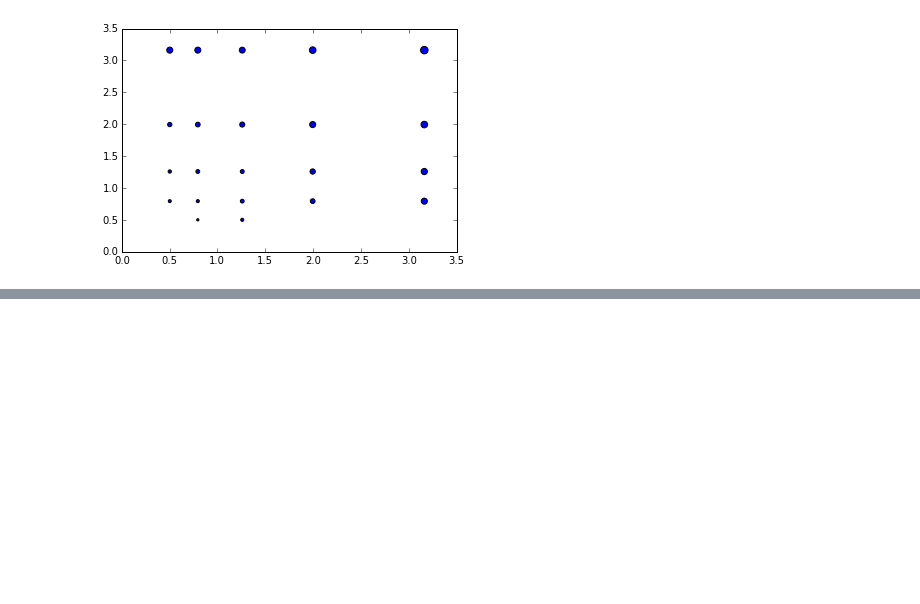
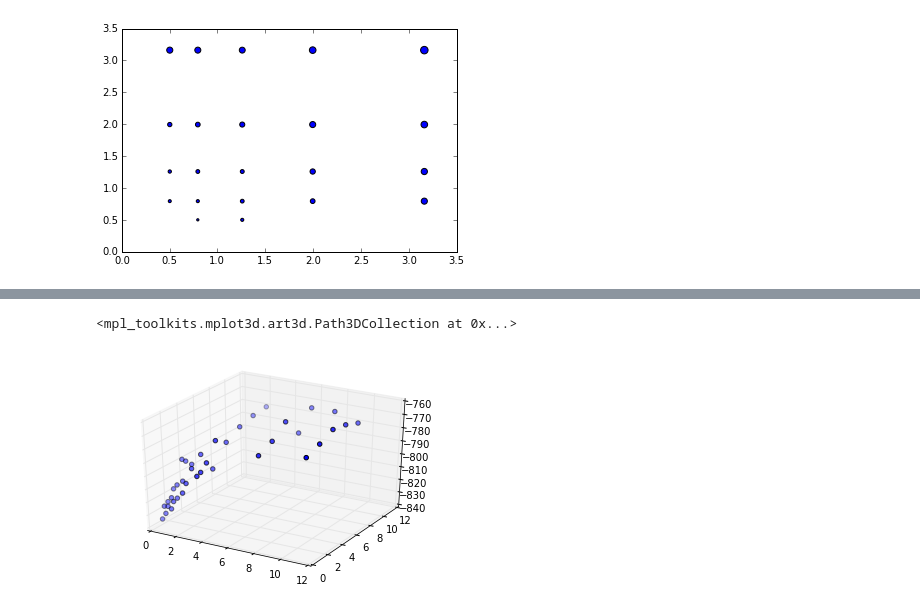
Before and after one commit to catniplab/vlgp, a Jupyter notebook: main.ipynb, the cells around one changed output, grey strips where cells are left out. Drawn from its saved outputs; the diff is of its cells as text; code cells hidden in the pictures; blank space fills up the shorter version.

```diff
--- a/main.ipynb
+++ b/main.ipynb
@@ -261,0 +289,13 @@ scatter(mz[:,0], mz[:, 1], s=mz[:, 2] - np.min(mz[:, 2]))
+# %%
+lb4v2 = np.empty(ngrid ** 2)
+for i in range(ngrid ** 2):
+    lbound, m, V, a1, b1, a0, b0, elapsed, converged = variational(y, 0, mu, grid2[i, :], w,
+                                                               a0=a0,
+                                                               b0=None,
+                                                               m0=m0,
+                                                               fixalpha=False, fixbeta=False, fixpostmean=False,
+                                                               fixpostcov=False,
+                                                               normofalpha=np.sqrt(N), intercept=True,
+                                                               hyper=False,
+                                                               control=control)
+    lb4v2[i] = lbound[-1]
@@ -261,0 +320,3 @@ scatter(mz[:,0], mz[:, 1], s=mz[:, 2] - np.min(mz[:, 2]))
+# %%
+z2 = np.column_stack((grid2, lb4v2))
+z2
@@ -261,0 +341,3 @@ scatter(mz[:,0], mz[:, 1], s=mz[:, 2] - np.min(mz[:, 2]))
+# %%
+mz2 = z2[np.ma.masked_less(lb4v2, 0).mask, :]
+mz2
@@ -261,0 +361,4 @@ scatter(mz[:,0], mz[:, 1], s=mz[:, 2] - np.min(mz[:, 2]))
+# %%
+mz_stack = np.vstack((mz, mz2))
+mz_sorted = mz_stack[np.argsort(mz_stack[:, 2]), :]
+mz_sorted
@@ -261,0 +383,7 @@ scatter(mz[:,0], mz[:, 1], s=mz[:, 2] - np.min(mz[:, 2]))
+# %%
+fig = figure()
+ax = fig.add_subplot(111, projection='3d')
+ax.scatter(mz_sorted[:, 0], mz_sorted[:, 1], mz_sorted[:, 2])
+# %% [output]
+<mpl_toolkits.mplot3d.art3d.Path3DCollection at 0x...>
+[figure, added]
```
Also changed, not shown: parts of 24 cells of this notebook, 2 other files.
